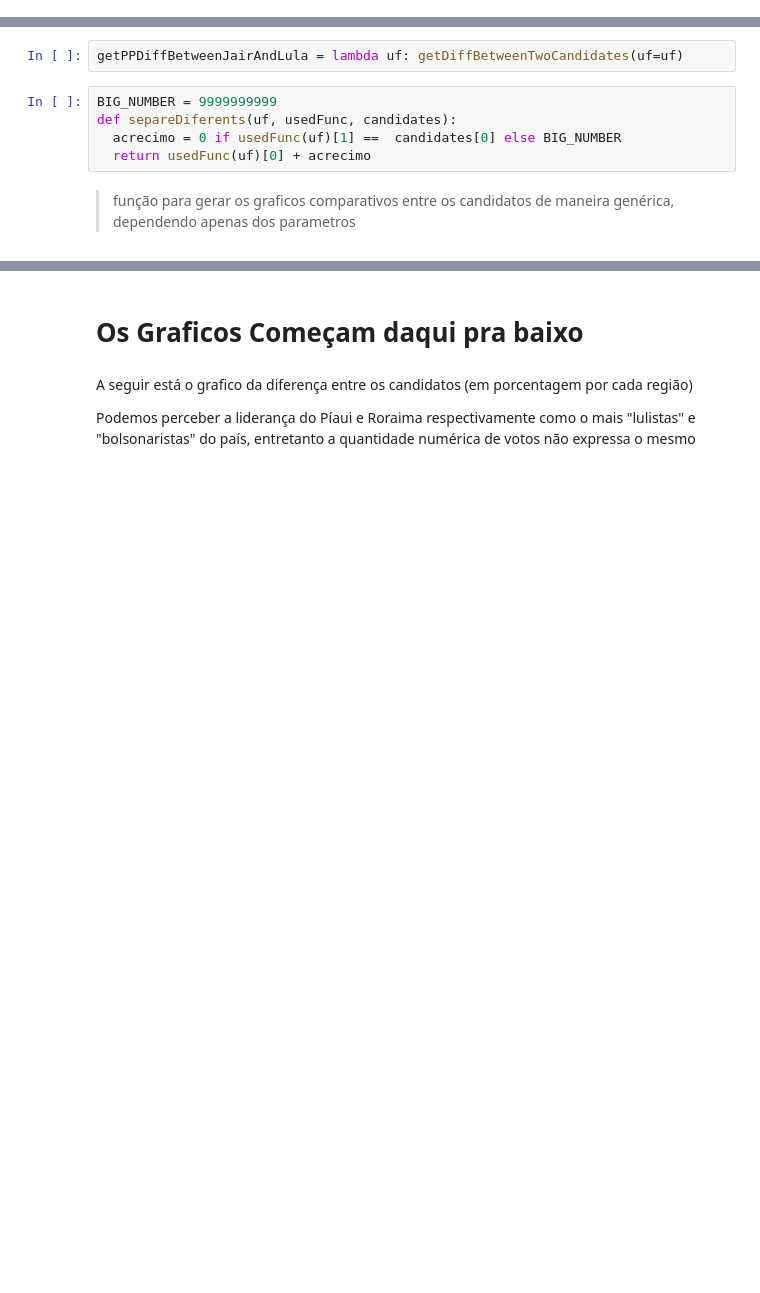
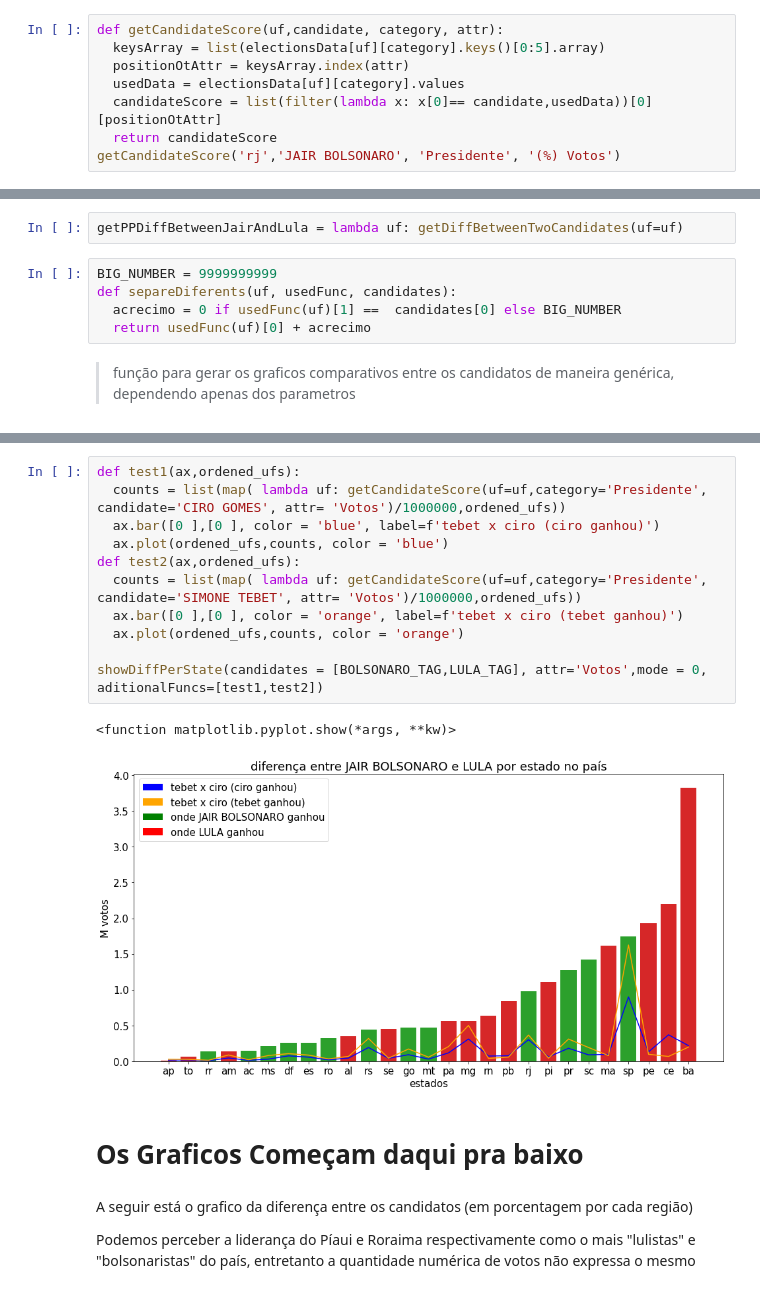
Before and after one commit to luisArthurRodriguesDaSilva/analise-eleicoes-brasileiras-2022, a Jupyter notebook: apuração.ipynb, the cells around one changed output, grey strips where cells are left out. Saved outputs shown, nothing was run; the diff lists cells and outputs as text; blank space fills up the shorter version.

```diff
--- a/apuração.ipynb
+++ b/apuração.ipynb
@@ -87,3 +87,11 @@ electionsData = {}
 electionsData['br'] = getAllDataByUf('br')
 for i, uf in  enumerate(brasil_ufs):
   electionsData[uf] = getAllDataByUf(uf)
+# %%
+def getCandidateScore(uf,candidate, category, attr):
+  keysArray = list(electionsData[uf][category].keys()[0:5].array)
+  positionOtAttr = keysArray.index(attr)
+  usedData = electionsData[uf][category].values
+  candidateScore = list(filter(lambda x: x[0]== candidate,usedData))[0][positionOtAttr]
+  return candidateScore
+getCandidateScore('rj','JAIR BOLSONARO', 'Presidente', '(%) Votos')
@@ -148,6 +161,20 @@ def showDiffPerState(category, candidates, attr,mode = 0):
   ax.legend()
   plt.rcParams.update({'font.size': 15})
   return plt.show
+# %%
+def test1(ax,ordened_ufs):
+  counts = list(map( lambda uf: getCandidateScore(uf=uf,category='Presidente', candidate='CIRO GOMES', attr= 'Votos')/1000000,ordened_ufs))
+  ax.bar([0 ],[0 ], color = 'blue', label=f'tebet x ciro (ciro ganhou)')
+  ax.plot(ordened_ufs,counts, color = 'blue')
+def test2(ax,ordened_ufs):
+  counts = list(map( lambda uf: getCandidateScore(uf=uf,category='Presidente', candidate='SIMONE TEBET', attr= 'Votos')/1000000,ordened_ufs))
+  ax.bar([0 ],[0 ], color = 'orange', label=f'tebet x ciro (tebet ganhou)')
+  ax.plot(ordened_ufs,counts, color = 'orange')
+
+showDiffPerState(candidates = [BOLSONARO_TAG,LULA_TAG], attr='Votos',mode = 0, aditionalFuncs=[test1,test2])
+# %% [output]
+<function matplotlib.pyplot.show(*args, **kw)>
+[figure, added]
 # %% [markdown]
 # Os Graficos Começam daqui pra baixo
 # %% [markdown]
```
Also changed, not shown: parts of 3 cells of this notebook.
